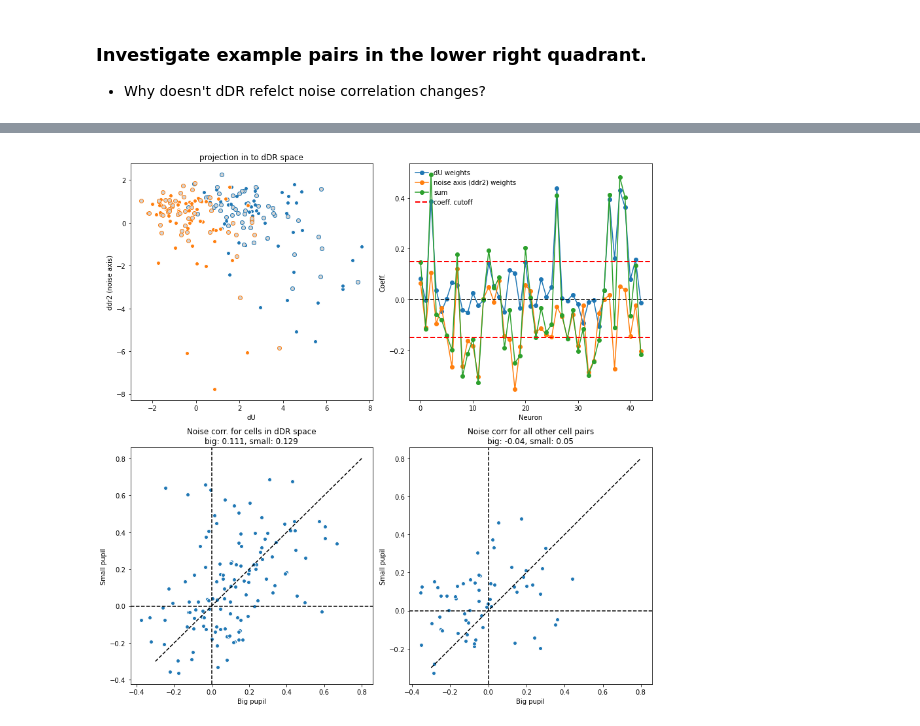
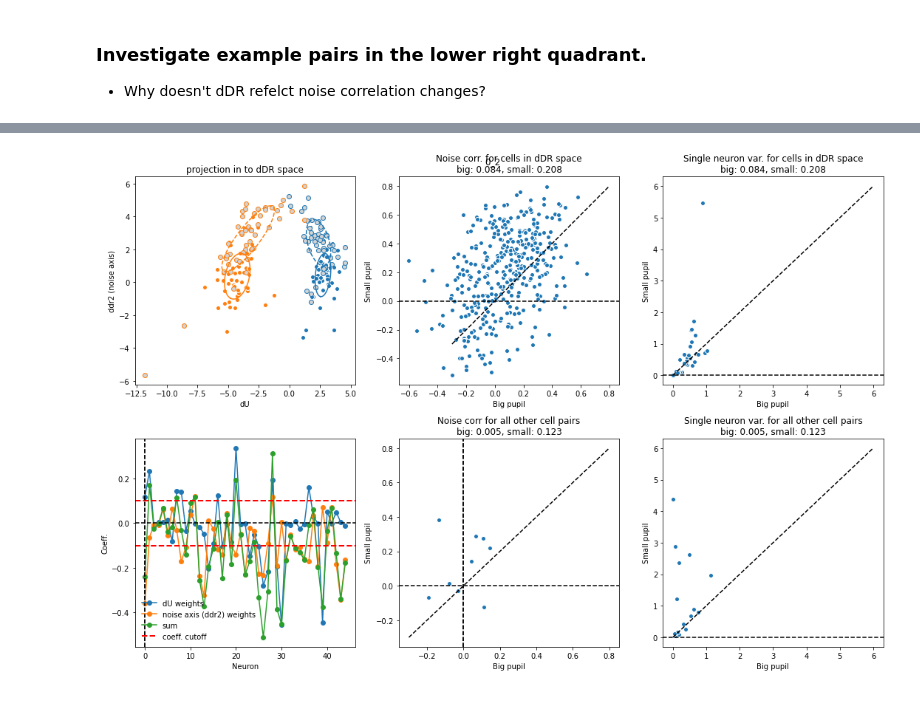
Before and after one commit to crheller/nat_pup_ms, a Jupyter notebook: test_scripts/may21_updates.ipynb, the cells around one changed output, grey strips where cells are left out. Drawn from its saved outputs; the diff is of its cells as text; code cells hidden in the pictures.

```diff
--- a/test_scripts/may21_updates.ipynb
+++ b/test_scripts/may21_updates.ipynb
@@ -98,6 +98,7 @@ sites = CPN_SITES
 batches = [331]*len(CPN_SITES)
 modelname = 'dprime_pr_rm2_jk10_zscore_nclvz_fixtdr2'
 modelname = 'dprime_jk10_zscore_nclvz_fixtdr2'
+modelname = 'dprime_jk10_zscore_nclvz_fixtdr2-fa'
 ndim = 2
 
 sim = []
@@ -118,8 +119,8 @@ for i, (batch, site) in enumerate(zip(batches, sites)):
     stim = results.evoked_stimulus_pairs
     _df = _df.loc[pd.IndexSlice[stim, ndim], :]
     _df['site'] = site
-    _df['sp_noise_mag'] = results.array_results['sp_evals'].loc[pd.IndexSlice[stim, ndim], 'mean'].apply(lambda x: x.sum())
-    _df['bp_noise_mag'] = results.array_results['bp_evals'].loc[pd.IndexSlice[stim, ndim], 'mean'].apply(lambda x: x.sum())
+    _df['sp_noise_mag'] = results.array_results['sp_evals'].loc[pd.IndexSlice[stim, ndim], 'mean'].apply(lambda x: x[1])
+    _df['bp_noise_mag'] = results.array_results['bp_evals'].loc[pd.IndexSlice[stim, ndim], 'mean'].apply(lambda x: x[1])
     _df['noise_alignment'] = results.slice_array_results('cos_dU_evec_test', stim, ndim, idx=(0,0))[0]
     _df['delta_dprime'] = (_df['bp_dp'] - _df['sp_dp']) / (_df['bp_dp'] + _df['sp_dp'])
 
@@ -182,10 +205,11 @@ f.tight_layout()
 ### Investigate example pairs in the lower right quadrant.
 * Why doesn't dDR refelct noise correlation changes?
 # %%
-site = 'ARM032a'
+site = 'AMT020a'
 site_mask = df.site==site
 
-example_pairs = df[(df.delta_noise<0) & (df.rsc_mean_delta>0) & site_mask].sortby(by='rsc_mean_delta', ascending=False)
+example_pairs = df[(df.delta_noise>0) & (df.rsc_mean_delta>0) & site_mask].sort_values(by='rsc_mean_delta', ascending=False)
+
 
 X, sp_bins, X_pup, pup_mask, epochs = decoding.load_site(site=site, batch=331,
                                        return_epoch_list=True)
@@ -210,6 +238,6 @@ X = X[0]
 # %%
 # load data and extract a sample pair of stimuli
-ex_pair = 0
+ex_pair = 10
 e1, e2 = example_pairs['epoch1'].iloc[0], example_pairs['epoch2'].iloc[ex_pair]
 idx = example_pairs.index.get_level_values(0)[ex_pair]
 i1, i2 = int(idx.split('_')[0]), int(idx.split('_')[1])
@@ -234,31 +262,46 @@ weights = np.concatenate((dU, orth_ax), axis=0)
 xddr = X[:, :, [i1, i2]].T.dot(weights.T)
 bp = X_pup[:, :, [i1, i2]] > np.median(X_pup[:, :, [i1, i2]], axis=(0, 1), keepdims=True)
 sp = ~bp
-cutoff = 0.15 # cells with dDR coef > cutoff are "included"
+cutoff = 0.1 # cells with dDR coef > cutoff are "included"
 
+
+from charlieTools.plotting import compute_ellipse
+from charlieTools.nat_sounds_ms.decoding import compute_dprime
 # plot data in dDR space and show distribution of dDR weights (dominated by single neuron?)
-f, ax = plt.subplots(2, 2, figsize=(12, 12))
+f, ax = plt.subplots(2, 3, figsize=(15, 10))
 
 ax[0, 0].scatter(xddr[0, bp[0, :, 0], 0], xddr[0, bp[0, :, 0], 1], color='tab:blue', edgecolor='white')
+el = compute_ellipse(xddr[0, bp[0, :, 0], 0], xddr[0, bp[0, :, 0], 1])
+ax[0, 0].plot(el[0], el[1], color='tab:blue')
+
 ax[0, 0].scatter(xddr[0, sp[0, :, 0], 0], xddr[0, sp[0, :, 0], 1], color='lightgrey', edgecolor='tab:blue')
+el = compute_ellipse(xddr[0, sp[0, :, 0], 0], xddr[0, sp[0, :, 0], 1])
+ax[0, 0].plot(el[0], el[1], color='tab:blue', linestyle='--')
+
 ax[0, 0].scatter(xddr[1, bp[0, :, 1], 0], xddr[1, bp[0, :, 1], 1], color='tab:orange', edgecolor='white')
+el = compute_ellipse(xddr[1, bp[0, :, 1], 0], xddr[1, bp[0, :, 1], 1])
+ax[0, 0].plot(el[0], el[1], color='tab:orange')
+
 ax[0, 0].scatter(xddr[1, sp[0, :, 1], 0], xddr[1, sp[0, :, 1], 1], color='lightgrey', edgecolor='tab:orange')
+el = compute_ellipse(xddr[1, sp[0, :, 1], 0], xddr[1, sp[0, :, 1], 1])
+ax[0, 0].plot(el[0], el[1], color='tab:orange', linestyle='--')
 ax[0, 0].set_title("projection in to dDR space")
 ax[0, 0].set_xlabel('dU')
 ax[0, 0].set_ylabel('ddr2 (noise axis)')
 
-ax[0, 1].plot(weights[0, :], 'o-', label='dU weights')
-ax[0, 1].plot(weights[1, :], 'o-', label='noise axis (ddr2) weights')
-ax[0, 1].plot(np.sum(weights, axis=0), 'o-', label='sum')
-ax[0, 1].axhline(cutoff, linestyle='--', color='red', lw=2, label='coeff. cutoff')
-ax[0, 1].axhline(-cutoff, linestyle='--', color='red', lw=2)
-ax[0, 1].axhline(0, linestyle='--', color='k')
-ax[0, 1].legend(frameon=False)
-ax[0, 1].set_xlabel('Neuron')
-ax[0, 1].set_ylabel('Coeff.')
+ax[1, 0].plot(weights[0, :], 'o-', label='dU weights')
+ax[1, 0].plot(weights[1, :], 'o-', label='noise axis (ddr2) weights')
+ax[1, 0].plot(np.sum(weights, axis=0), 'o-', label='sum')
+ax[1, 0].axhline(cutoff, linestyle='--', color='red', lw=2, label='coeff. cutoff')
+ax[1, 0].axhline(-cutoff, linestyle='--', color='red', lw=2)
+ax[1, 0].axhline(0, linestyle='--', color='k')
+ax[1, 0].legend(frameon=False)
+ax[1, 0].set_xlabel('Neuron')
+ax[1, 0].set_ylabel('Coeff.')
 
 # plot noise correlations for these two stimuli for the neurons with big coef, and with small coef (not present in dDR space)
 gidx = np.argwhere(np.abs(np.sum(weights, axis=0))>cutoff).squeeze()
+bidx = [c for c in range(X.shape[0]) if c not in gidx]
 cids_all = np.array([c for c in nd.get_batch_cells(batch).cellid if site in c])
 cids_ddr = cids_all[gidx]
 cids_rem = np.array([c for c in cids_all if c not in cids_ddr])
@@ -269,12 +312,12 @@ ddr_nc = _rsc.loc[ddr_nc]
 rem_nc = [idx for idx in _rsc.index if (idx.split('_')[0] in cids_rem) & (idx.split('_')[1] in cids_rem)]
 rem_nc = _rsc.loc[rem_nc]
 
-ax[1, 0].set_title(f"Noise corr. for cells in dDR space\nbig: {round(ddr_nc.bp.mean(), 3)}, small: {round(ddr_nc.sp.mean(), 3)}")
-ax[1, 0].scatter(ddr_nc.bp, ddr_nc.sp, edgecolor='white')
-ax[1, 0].set_xlabel('Big pupil')
-ax[1, 0].set_ylabel('Small pupil')
-ax[1, 0].axhline(0, linestyle='--', color='k'); ax[1, 0].axvline(0, linestyle='--', color='k')
-ax[1, 0].plot([-0.3, 0.8], [-0.3, 0.8], 'k--')
+ax[0, 1].set_title(f"Noise corr. for cells in dDR space\nbig: {round(ddr_nc.bp.mean(), 3)}, small: {round(ddr_nc.sp.mean(), 3)}")
+ax[0, 1].scatter(ddr_nc.bp, ddr_nc.sp, edgecolor='white')
+ax[0, 1].set_xlabel('Big pupil')
+ax[0, 1].set_ylabel('Small pupil')
+ax[0, 1].axhline(0, linestyle='--', color='k'); ax[1, 0].axvline(0, linestyle='--', color='k')
+ax[0, 1].plot([-0.3, 0.8], [-0.3, 0.8], 'k--')
 
 ax[1, 1].set_title(f"Noise corr for all other cell pairs\nbig: {round(rem_nc.bp.mean(), 3)}, small: {round(rem_nc.sp.mean(), 3)}")
 ax[1, 1].scatter(rem_nc.bp, rem_nc.sp, edgecolor='white')
@@ -283,5 +326,31 @@ ax[1, 1].set_ylabel('Small pupil')
 ax[1, 1].axhline(0, linestyle='--', color='k'); ax[1, 1].axvline(0, linestyle='--', color='k')
 ax[1, 1].plot([-0.3, 0.8], [-0.3, 0.8], 'k--')
 
+# same thing, but for single neuron variance, plot diff as function of mean resp. rate (z-scored)
+ddr_var_bp = (X[gidx][:, bp[0,:,0], i1].var(axis=-1) + X[gidx][:, bp[0,:,1], i2].var(axis=-1)) / 2
+ddr_var_sp = (X[gidx][:, sp[0,:,0], i1].var(axis=-1) + X[gidx][:, sp[0,:,1], i2].var(axis=-1)) / 2
+ddr_var_diff = ddr_var_bp - ddr_var_sp
+ddr_mean = X[gidx][:, :, [i1,i2]].mean(axis=(1,2))
+rem_var_bp = (X[bidx][:, bp[0,:,0], i1].var(axis=-1) + X[bidx][:, bp[0,:,1], i2].var(axis=-1)) / 2
+rem_var_sp = (X[bidx][:, sp[0,:,0], i1].var(axis=-1) + X[bidx][:, sp[0,:,1], i2].var(axis=-1)) / 2
+rem_var_diff = rem_var_bp - rem_var_sp
+rem_mean = X[gidx][:, :, [i1,i2]].mean(axis=(1,2))
+ax[0, 2].set_title(f"Single neuron var. for cells in dDR space\nbig: {round(ddr_nc.bp.mean(), 3)}, small: {round(ddr_nc.sp.mean(), 3)}")
+ax[0, 2].scatter(ddr_var_bp, ddr_var_sp, edgecolor='white')
+ax[0, 2].set_xlabel('Big pupil')
+ax[0, 2].set_ylabel('Small pupil')
+ax[0, 2].axhline(0, linestyle='--', color='k'); ax[1, 0].axvline(0, linestyle='--', color='k')
+ax[0, 2].plot([0, 6], [0, 6], 'k--')
+
+ax[1, 2].set_title(f"Single neuron var. for all other cell pairs\nbig: {round(rem_nc.bp.mean(), 3)}, small: {round(rem_nc.sp.mean(), 3)}")
+ax[1, 2].scatter(rem_var_bp, rem_var_sp, edgecolor='white')
+ax[1, 2].set_xlabel('Big pupil')
+ax[1, 2].set_ylabel('Small pupil')
+ax[1, 2].axhline(0, linestyle='--', color='k'); ax[1, 1].axvline(0, linestyle='--', color='k')
+ax[1, 2].plot([0, 6], [0, 6], 'k--')
+
+
 f.tight_layout()
+
+f.suptitle(idx)
 # %% [output]
@@ -288 +358 @@ f.tight_layout()
-[figure, old version]
+[figure, new version]
```
Also changed, not shown: parts of 7 cells of this notebook, 2 other files.
